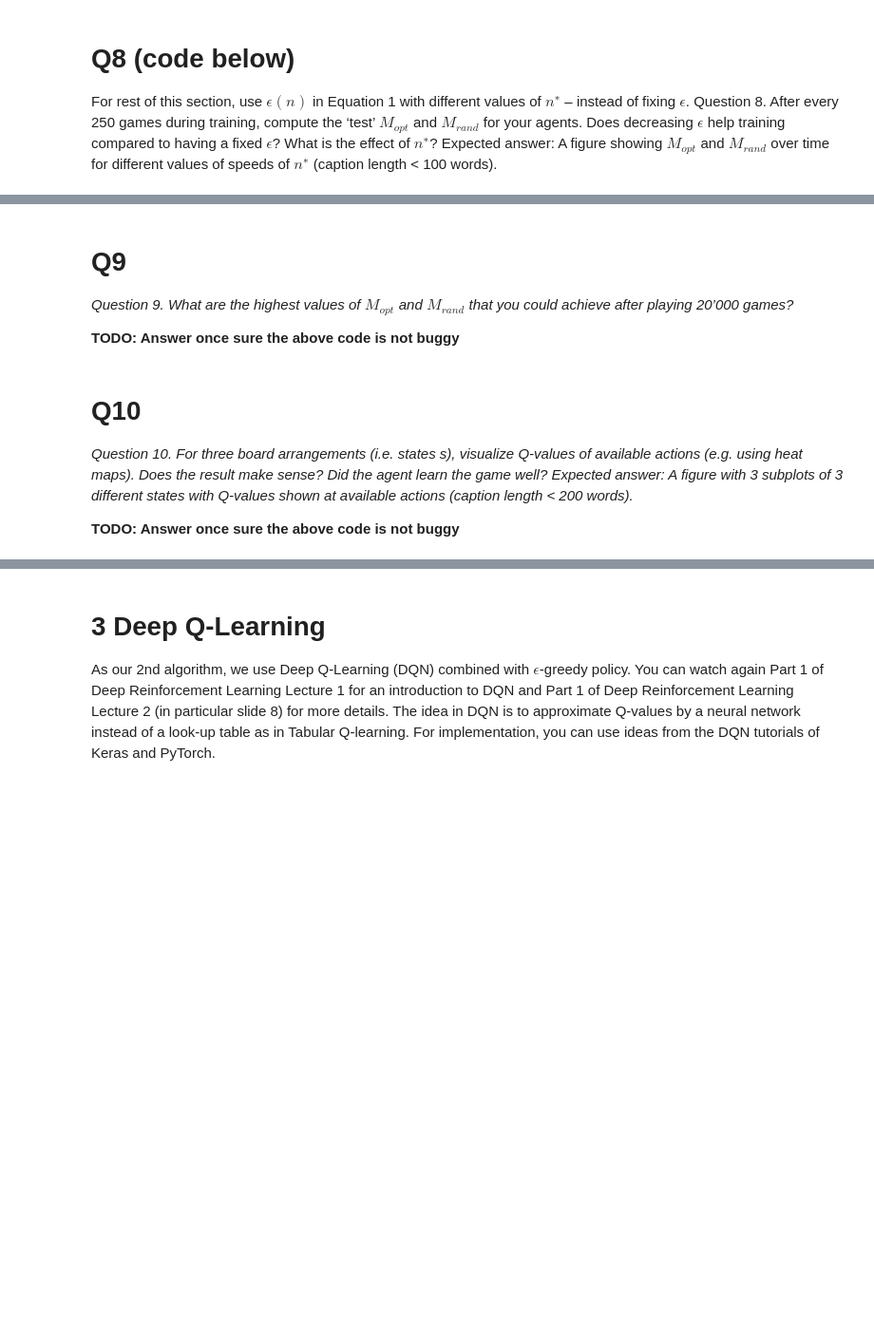
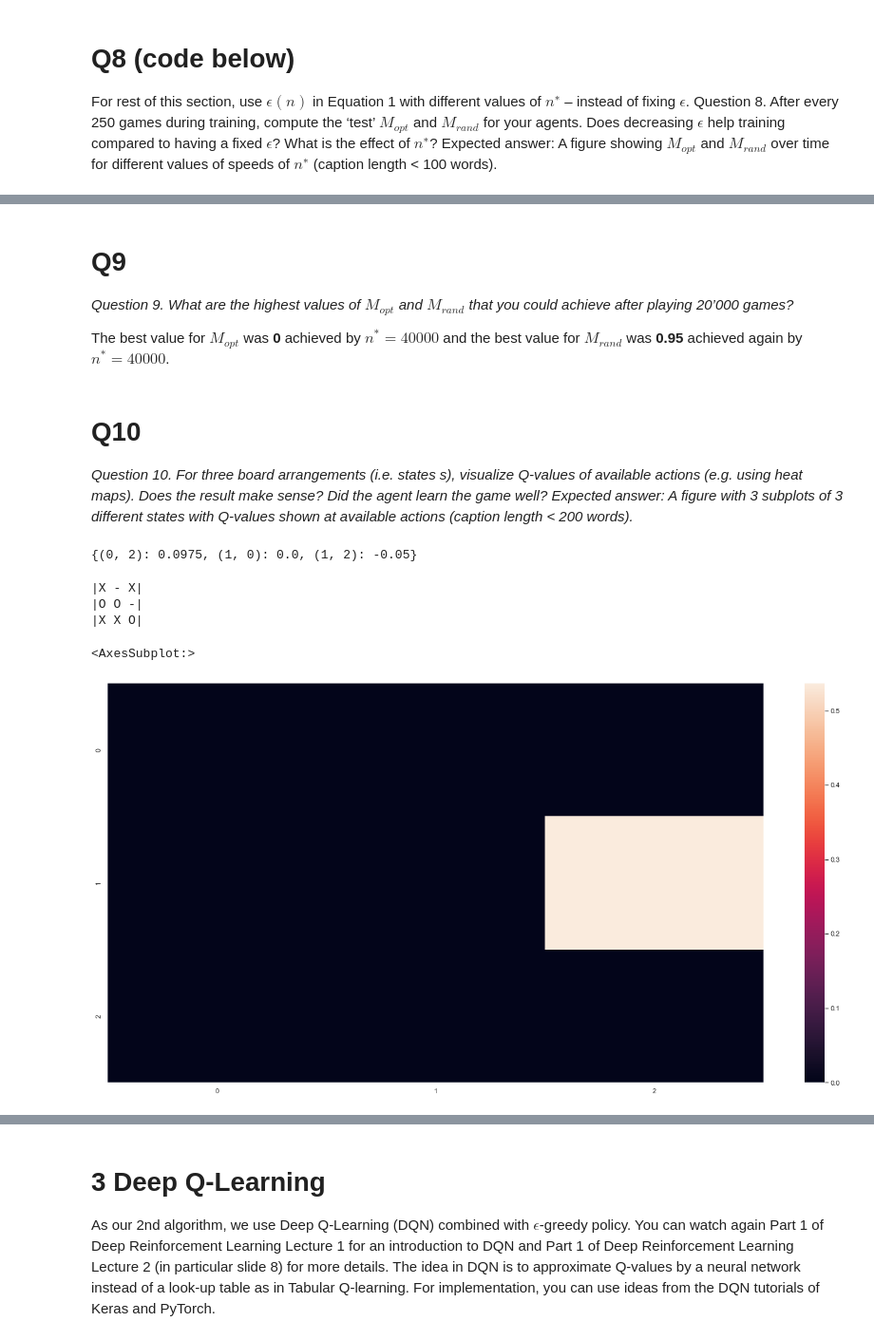
Before and after one commit to jirkalhotka/RL_TicTacToe, a Jupyter notebook: tic_tac_toe_w_res.ipynb, the cells around one changed output, grey strips where cells are left out. Shown at 95% size. Saved outputs shown, nothing was run; the diff lists cells and outputs as text; code cells hidden in the pictures; blank space fills up the shorter version.

```diff
--- a/tic_tac_toe_w_res.ipynb
+++ b/tic_tac_toe_w_res.ipynb
@@ -896,12 +931,35 @@ length < 100 words).
 # Q9
 *Question 9. What are the highest values of $M_{opt}$ and $M_{rand}$ that you could achieve after playing 20’000 games?*
 
-**TODO: Answer once sure the above code is not buggy**
+The best value for $M_{opt}$ was **0** achieved by $n^*=40000$ and the best value for $M_{rand}$ was **0.95** achieved again by $n^*=40000$.
 # %% [markdown]
 # Q10
 *Question 10. For three board arrangements (i.e. states s), visualize Q-values of available actions (e.g.
 using heat maps). Does the result make sense? Did the agent learn the game well?
 Expected answer: A figure with 3 subplots of 3 different states with Q-values shown at available actions
 (caption length < 200 words).*
-
-**TODO: Answer once sure the above code is not buggy**
+# %%
+random.seed = 123
+positions_to_display = random.sample(list(q8_q_learnt_player._Q_values.items()), 3)
+positions_to_display = [(grid_to_string(k), v) for (k,v) in positions_to_display]
+positions_to_display[0][1]
+# %% [output]
+{(0, 2): 0.0975, (1, 0): 0.0, (1, 2): -0.05}
+# %%
+import seaborn as sns
+heatmap_data = []
+current_pos = positions_to_display[1]
+for i in range(9):
+    pos = (int(i/3), i % 3)
+    if current_pos[1].get(pos):
+        heatmap_data.append(current_pos[1].get(pos))
+    else:
+        heatmap_data.append(0)
+print(current_pos[0])
+sns.heatmap(np.array(heatmap_data).reshape((3,3)))
+# %% [output]
+|X - X|
+|O O -|
+|X X O|
+<AxesSubplot:>
+[figure, added]
```
Also changed, not shown: parts of 28 cells of this notebook, 1 other file.
